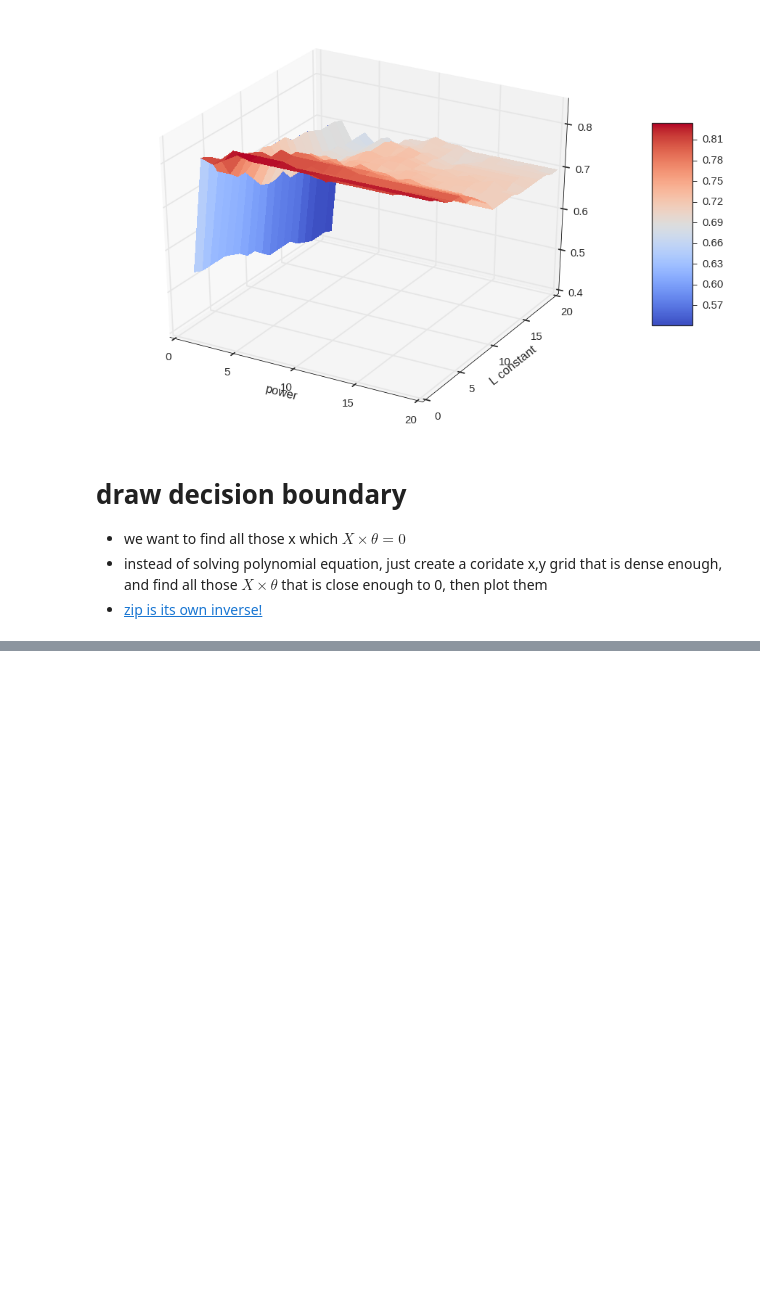
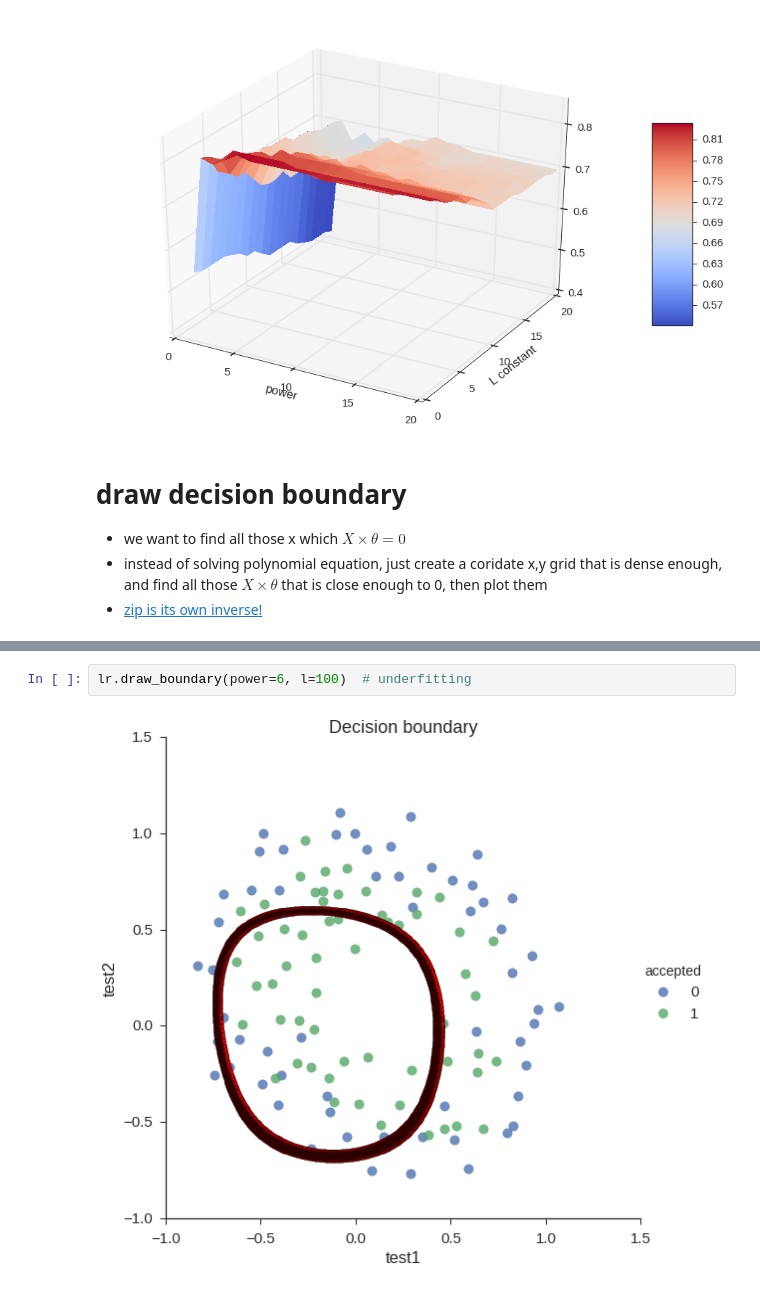
Before and after one commit to lukaemon/Coursera-ML-AndrewNg, a Jupyter notebook: machine-learning-ex2/3- regularized logistic regression (np).ipynb, the cells around one changed output, grey strips where cells are left out. Saved outputs shown, nothing was run; the diff lists cells and outputs as text; blank space fills up the shorter version.

```diff
--- a/machine-learning-ex2/3- regularized logistic regression (np).ipynb
+++ b/machine-learning-ex2/3- regularized logistic regression (np).ipynb
@@ -215,0 +192,4 @@ plt.scatter(decision.f10, decision.f01)
+# %%
+lr.draw_boundary(power=6, l=100)  # underfitting
+# %% [output]
+[figure, added]
```
Also changed, not shown: parts of 10 cells of this notebook, 3 other files.
